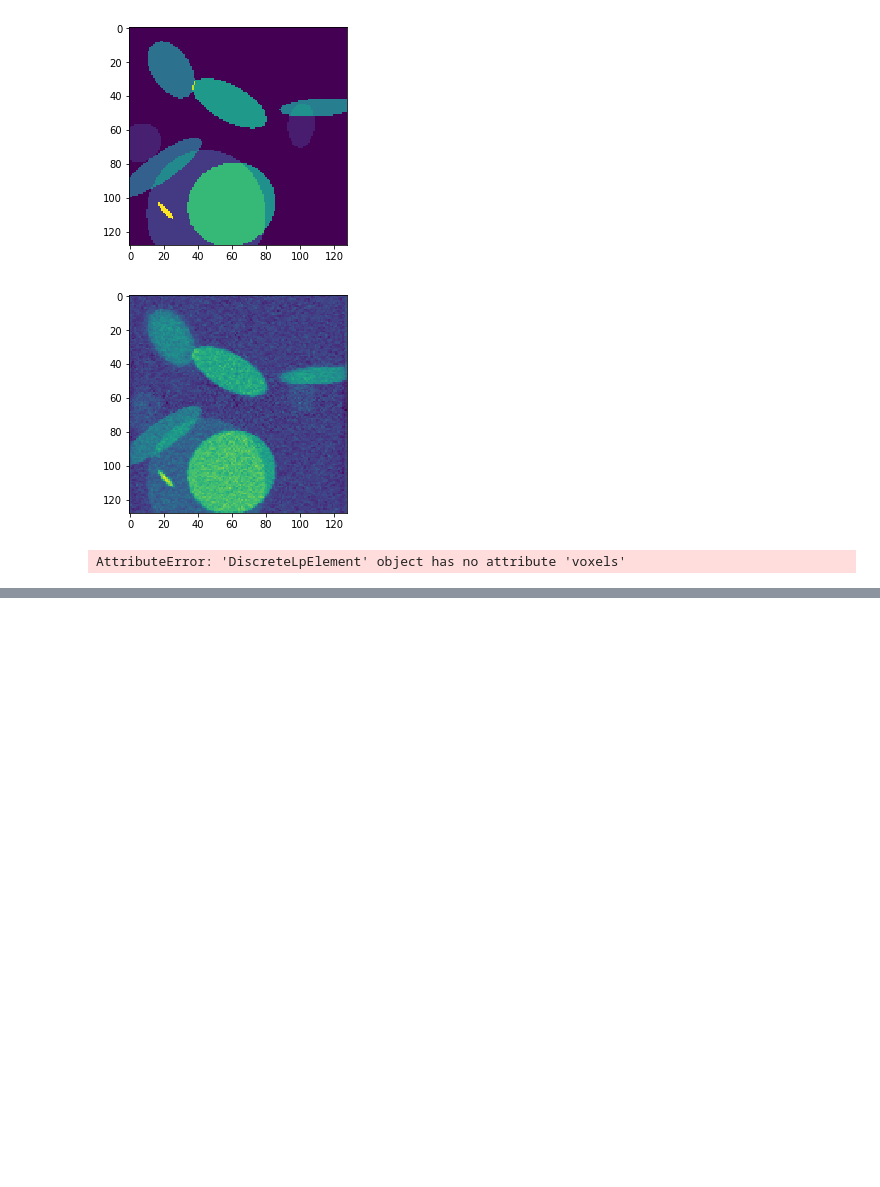
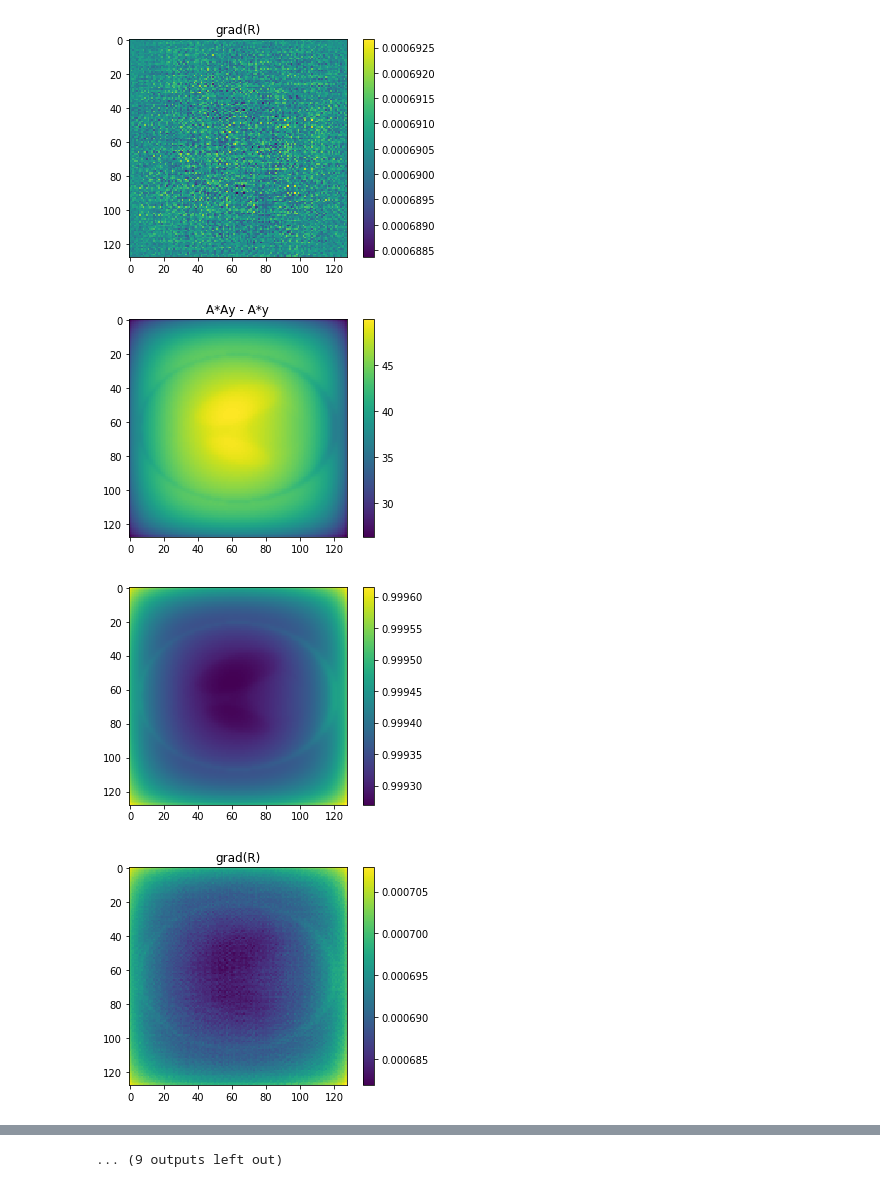
Before and after one commit to lunz-s/CodeSprint, a Jupyter notebook: NaiveVariationalSolver.ipynb, the cells around one changed output, grey strips where cells are left out. Drawn from its saved outputs; the diff is of its cells as text; code cells hidden in the pictures; blank space fills up the shorter version.

```diff
--- a/NaiveVariationalSolver.ipynb
+++ b/NaiveVariationalSolver.ipynb
@@ -127,14 +148,7 @@ def iterative_gradient_descent(x, misfit: Misfit, iters=10):
 
     return x
-# %%
-# generate a noisy data pair
-gt, fdk = generate_pair()
-
-x = np.ones((IMG_SIZE, IMG_SIZE, IMG_SIZE))
-obj = Misfit(regularizer, fdk)
-
-iterative_gradient_descent(x, obj, iters=10)
-# %% [output]
-[figure, removed]
-[figure, removed]
-AttributeError: 'DiscreteLpElement' object has no attribute 'voxels'
+# %%
+CT_obj = generate_CT_obj()
+alpha = 1/ np.linalg.norm(CT_obj.FwP.adjoint(CT_obj.FwP(CT_obj.reco_space.one())))
+x = np.ones((IMG_SIZE, IMG_SIZE, IMG_SIZE))
+obj = Misfit(regularizer, CT_obj)
@@ -140,0 +161,7 @@ AttributeError: 'DiscreteLpElement' object has no attribute 'voxels'
+# %%
+iterative_gradient_descent(x, alpha, obj, iters=10000)
+# %% [output]
+[figure, added]
+[figure, added]
+[figure, added]
+[figure, added]
@@ -140,0 +176 @@ AttributeError: 'DiscreteLpElement' object has no attribute 'voxels'
+... (9 outputs left out)
```
Also changed, not shown: parts of 5 cells of this notebook, 3 other files.
